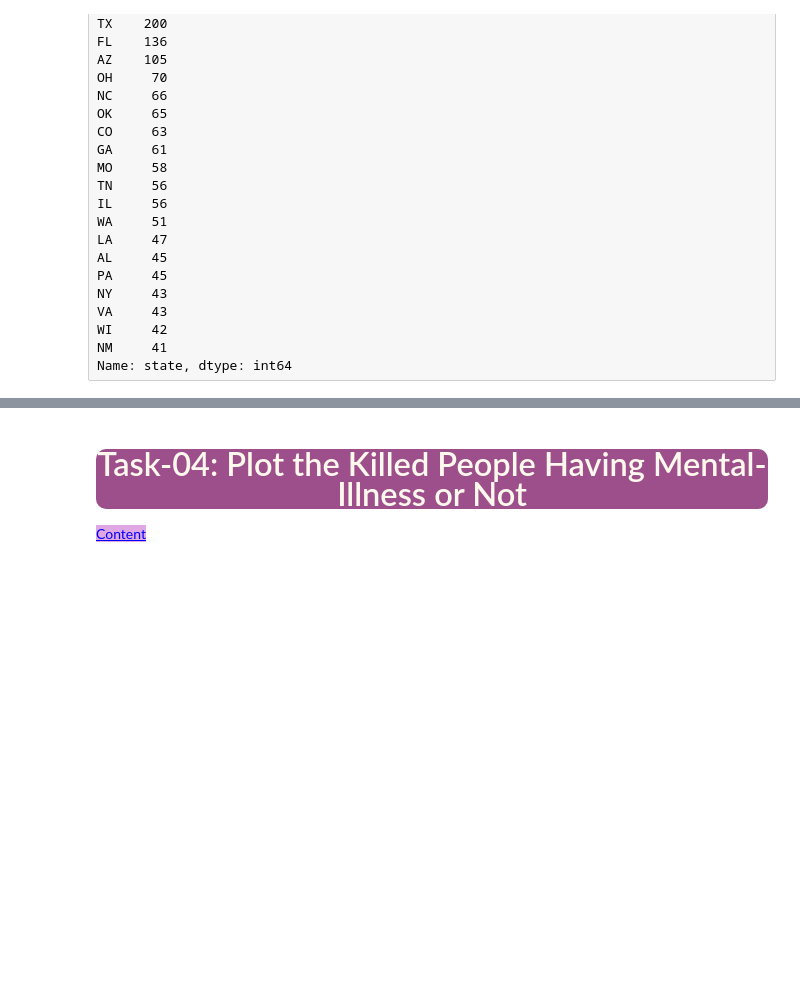
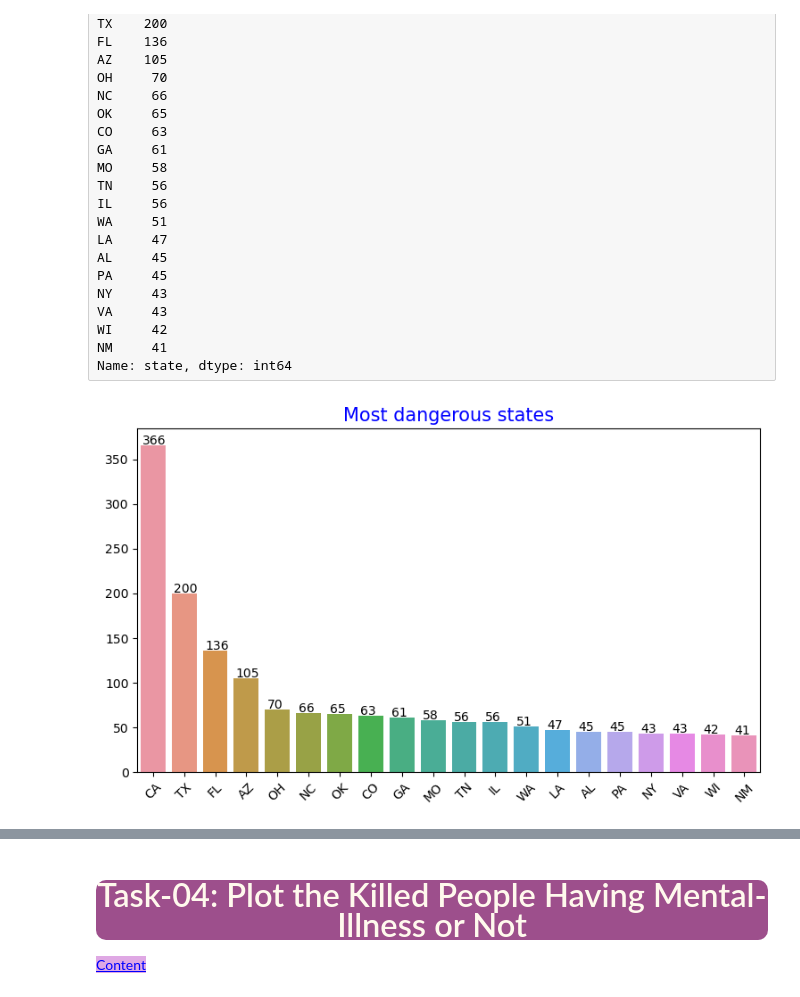
Before and after one commit to SongJiyeonPaek/CW_Assignments, a Jupyter notebook: DVwPY Assignment_02(Seaborn-PoliceKillings-US)/Assignment-2 (PoliceKillingUS-Seaborn)-Student.ipynb, the cells around one changed output, grey strips where cells are left out. Drawn from its saved outputs; the diff is of its cells as text; code cells hidden in the pictures; blank space fills up the shorter version.

```diff
--- a/DVwPY Assignment_02(Seaborn-PoliceKillings-US)/Assignment-2 (PoliceKillingUS-Seaborn)-Student.ipynb
+++ b/DVwPY Assignment_02(Seaborn-PoliceKillings-US)/Assignment-2 (PoliceKillingUS-Seaborn)-Student.ipynb
@@ -444,3 +444,6 @@ Desired Output:
 style="color:blue; background-color:#dfa8e4" data-toggle="popover">Content</a>
 # %%
 # YOUR CODE IS HERE
+
+danger_states = kill.state.value_counts().head(20)
+danger_states
@@ -475,3 +492,28 @@ Name: state, dtype: int64
+# %%
+# With Seaborn Barplot
+
+# YOUR CODE IS HERE
+
+plt.figure(figsize=(9,5))
+
+ax = sns.barplot(data = kill,
+                 x = danger_states.index,
+                 y = danger_states.values
+                 )
+
+ax.set_title("Most dangerous states", color = "b", fontsize = 15)
+
+ax.tick_params(axis="x", rotation = 45)
+
+for bar in ax.patches:
+    ax.annotate(int(bar.get_height()), (bar.get_x()+0.07, bar.get_height()+0.8))
+
+
+
+# for i, v in enumerate(danger_states):
+#    plt.text(i, v+20, str(v), ha = "center")
+# %% [output]
+[figure, added]
 # %% [markdown]
 Desired Output:
 
```
Also changed, not shown: parts of 6 cells of this notebook.
